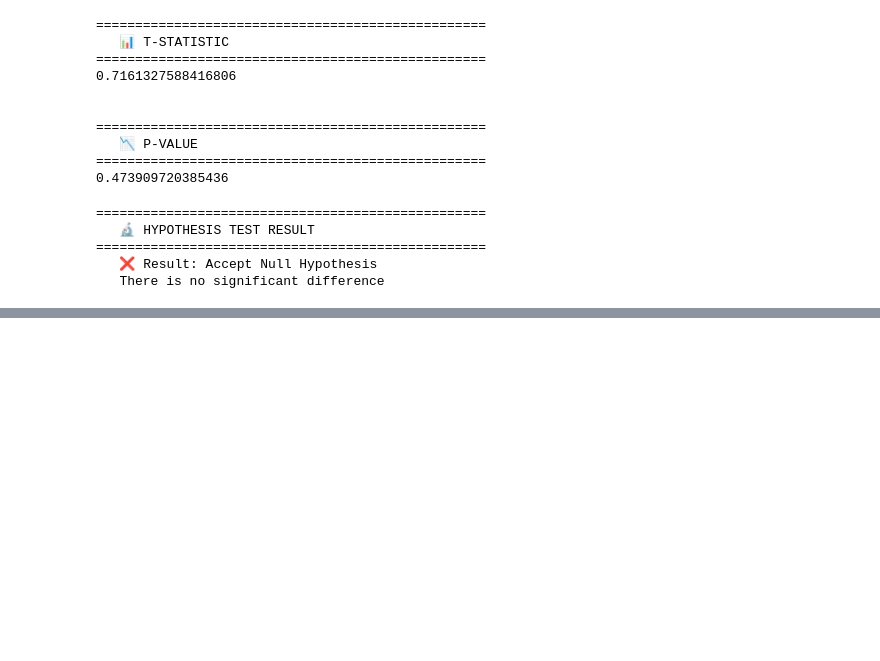
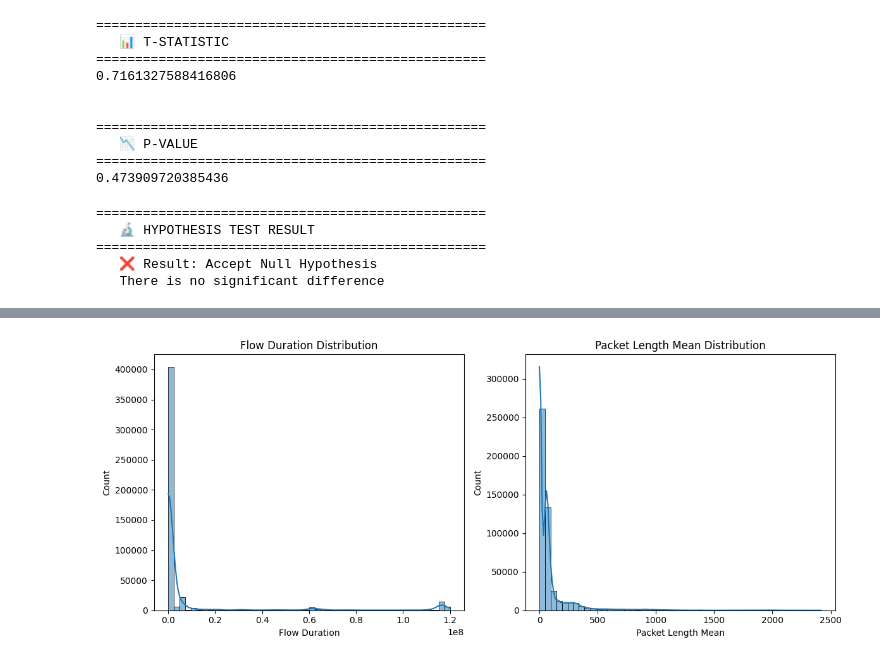
Before and after one commit to akisavujel/Network-Traffic-Python, a Jupyter notebook: networktraffic.ipynb, the cells around one changed output, grey strips where cells are left out. Drawn from its saved outputs; the diff is of its cells as text; code cells hidden in the pictures; blank space fills up the shorter version.

```diff
--- a/networktraffic.ipynb
+++ b/networktraffic.ipynb
@@ -620,0 +673,17 @@ else:
+# %%
+# HISTOGRAM FOR FLOW DURATION AND PACKET LENGTH MEAN
+
+plt.figure(figsize=(12, 5))
+
+plt.subplot(1, 2, 1)
+sns.histplot(df_filtered["Flow Duration"], bins=50, kde=True)
+plt.title("Flow Duration Distribution")
+
+plt.subplot(1, 2, 2)
+sns.histplot(df_filtered["Packet Length Mean"], bins=50, kde=True)
+plt.title("Packet Length Mean Distribution")
+
+plt.tight_layout()
+plt.show()
+# %% [output]
+[figure, added]
```
Also changed, not shown: parts of 68 cells of this notebook.
